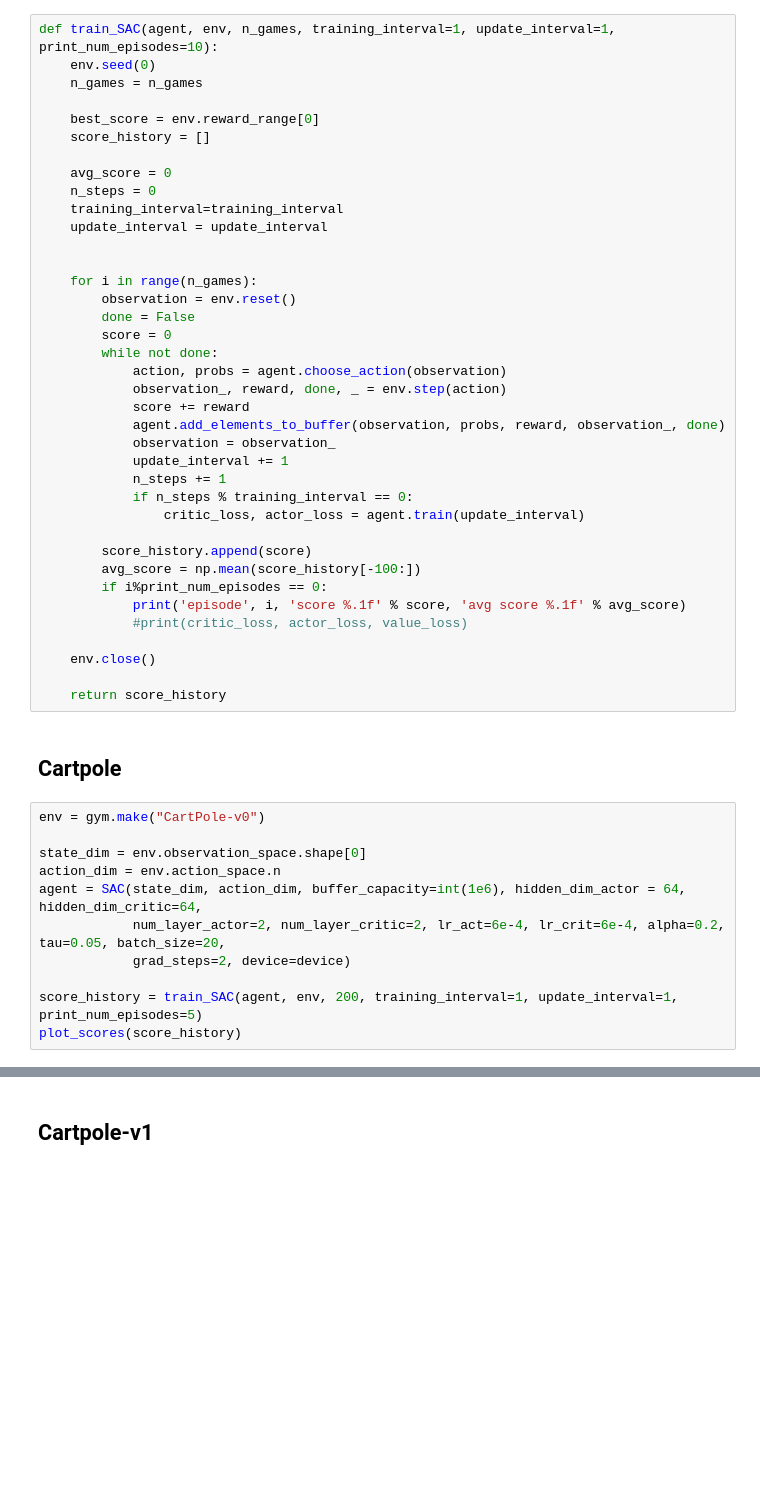
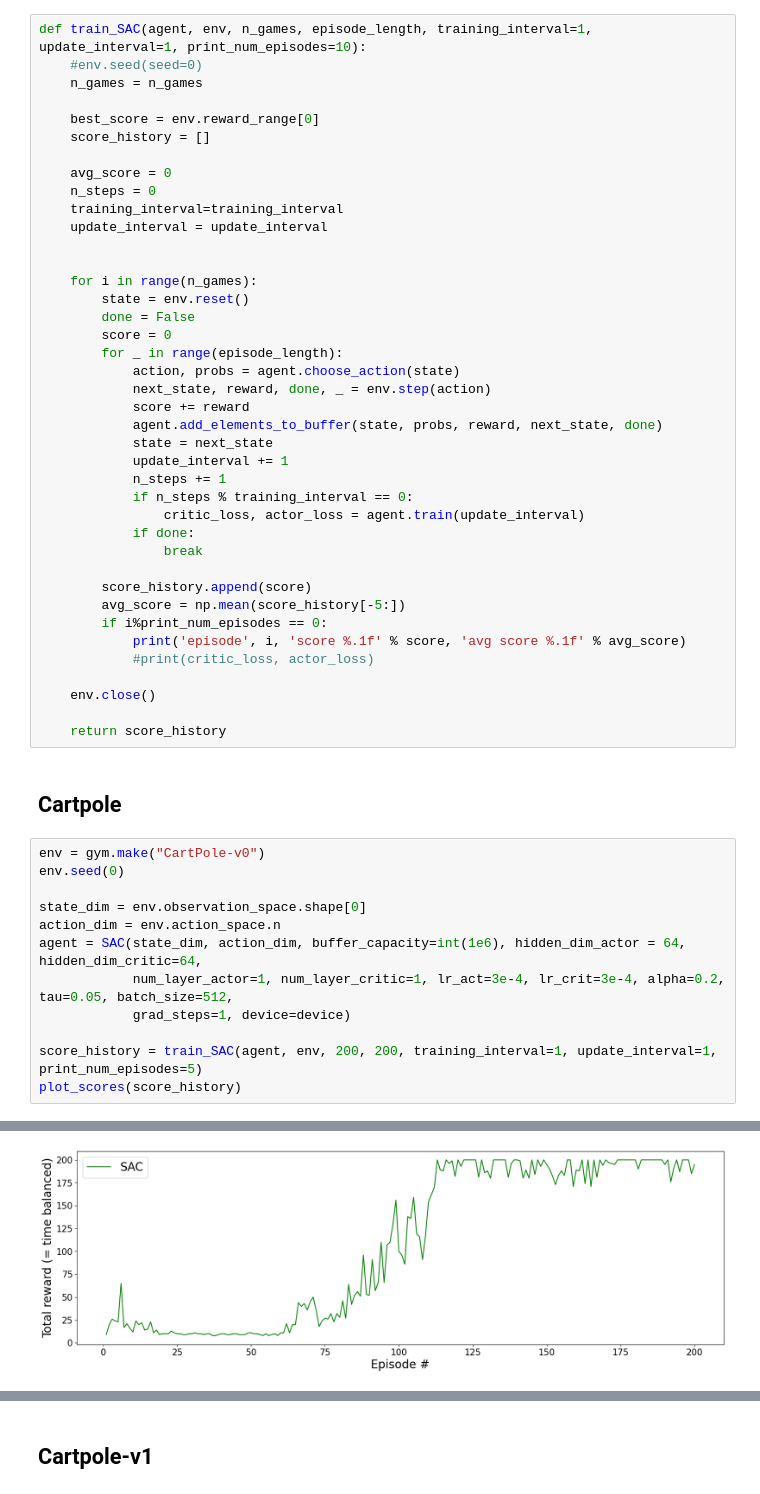
Before and after one commit to mischamez48/PRL_PPO-SAC_ImplPRL_PPO-SAC_Implementationementation, a Jupyter notebook: SAC_upgrade.ipynb, the cells around one changed output, grey strips where cells are left out. Saved outputs shown, nothing was run; the diff lists cells and outputs as text; blank space fills up the shorter version.

```diff
--- a/SAC_upgrade.ipynb
+++ b/SAC_upgrade.ipynb
@@ -250,8 +255,8 @@ def plot_scores(score_history):
     # Show the plot
     plt.show()
 # %%
-def train_SAC(agent, env, n_games, training_interval=1, update_interval=1, print_num_episodes=10):
-    env.seed(0)
+def train_SAC(agent, env, n_games, episode_length, training_interval=1, update_interval=1, print_num_episodes=10):
+    #env.seed(seed=0)
     n_games = n_games
 
     best_score = env.reward_range[0]
@@ -264,25 +269,27 @@ def train_SAC(agent, env, n_games, training_interval=1, update_interval=1, print
 
 
     for i in range(n_games):
-        observation = env.reset()
+        state = env.reset()
         done = False
         score = 0
-        while not done:
-            action, probs = agent.choose_action(observation)
-            observation_, reward, done, _ = env.step(action)
+        for _ in range(episode_length):
+            action, probs = agent.choose_action(state)
+            next_state, reward, done, _ = env.step(action)
             score += reward
-            agent.add_elements_to_buffer(observation, probs, reward, observation_, done)
-            observation = observation_
+            agent.add_elements_to_buffer(state, probs, reward, next_state, done)
+            state = next_state
             update_interval += 1
             n_steps += 1
             if n_steps % training_interval == 0:
                 critic_loss, actor_loss = agent.train(update_interval)
+            if done:
+                break
 
         score_history.append(score)
-        avg_score = np.mean(score_history[-100:])
+        avg_score = np.mean(score_history[-5:])
         if i%print_num_episodes == 0:
             print('episode', i, 'score %.1f' % score, 'avg score %.1f' % avg_score)
-            #print(critic_loss, actor_loss, value_loss)
+            #print(critic_loss, actor_loss)
 
     env.close()
 
@@ -291,13 +298,14 @@ def train_SAC(agent, env, n_games, training_interval=1, update_interval=1, print
 ## Cartpole
 # %%
 env = gym.make("CartPole-v0")
+env.seed(0)
 
 state_dim = env.observation_space.shape[0]
 action_dim = env.action_space.n
 agent = SAC(state_dim, action_dim, buffer_capacity=int(1e6), hidden_dim_actor = 64, hidden_dim_critic=64,
-            num_layer_actor=2, num_layer_critic=2, lr_act=6e-4, lr_crit=6e-4, alpha=0.2, tau=0.05, batch_size=20,
-            grad_steps=2, device=device)
+            num_layer_actor=1, num_layer_critic=1, lr_act=3e-4, lr_crit=3e-4, alpha=0.2, tau=0.05, batch_size=512,
+            grad_steps=1, device=device)
 
-score_history = train_SAC(agent, env, 200, training_interval=1, update_interval=1, print_num_episodes=5)
+score_history = train_SAC(agent, env, 200, 200, training_interval=1, update_interval=1, print_num_episodes=5)
 plot_scores(score_history)
 # %% [output]
@@ -319,0 +329 @@ KeyboardInterrupt:
+[figure, added]
```
Also changed, not shown: parts of 7 cells of this notebook, 6 other files.
